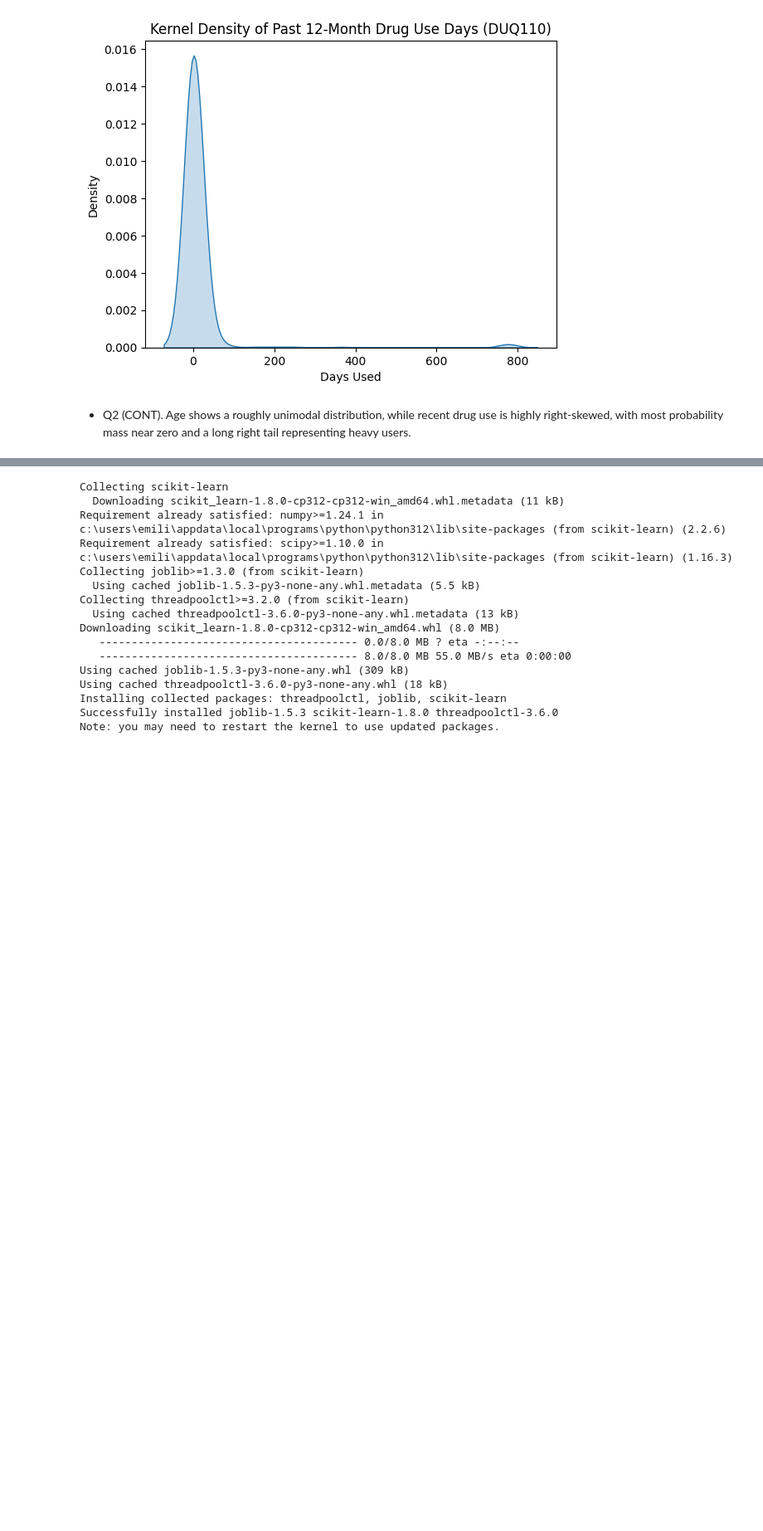
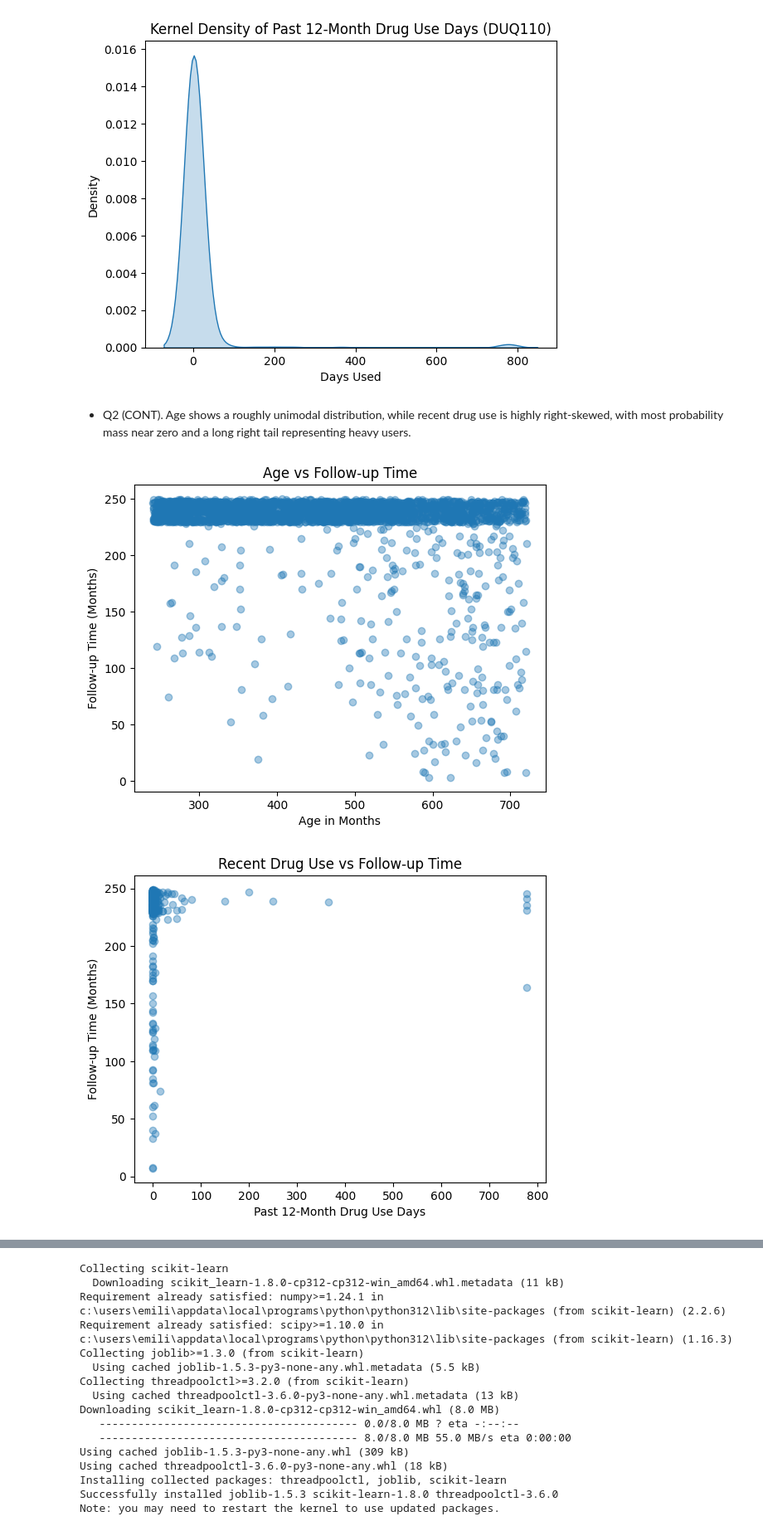
Before and after one commit to ayanrasulova/Project-1-Wrangling-EDA-kNN, a Jupyter notebook: project.ipynb, the cells around one changed output, grey strips where cells are left out. Shown at 83% size. Drawn from its saved outputs; the diff is of its cells as text; code cells hidden in the pictures; blank space fills up the shorter version.

```diff
--- a/project.ipynb
+++ b/project.ipynb
@@ -454,3 +454,21 @@ plt.show()
 [figure]
 # %% [markdown]
 - Q2 (CONT). Age shows a roughly unimodal distribution, while recent drug use is highly right-skewed, with most probability mass near zero and a long right tail representing heavy users.
+# %%
+# Scatter Plots: Age, Drug Use, and Survival
+plt.figure()
+plt.scatter(df["RIDAGEEX"], df["followup_months"], alpha=0.4)
+plt.xlabel("Age in Months")
+plt.ylabel("Follow-up Time (Months)")
+plt.title("Age vs Follow-up Time")
+plt.show()
+
+plt.figure()
+plt.scatter(df["DUQ110"], df["followup_months"], alpha=0.4)
+plt.xlabel("Past 12-Month Drug Use Days")
+plt.ylabel("Follow-up Time (Months)")
+plt.title("Recent Drug Use vs Follow-up Time")
+plt.show()
+# %% [output]
+[figure, added]
+[figure, added]
```
Also changed, not shown: parts of 5 cells of this notebook.
